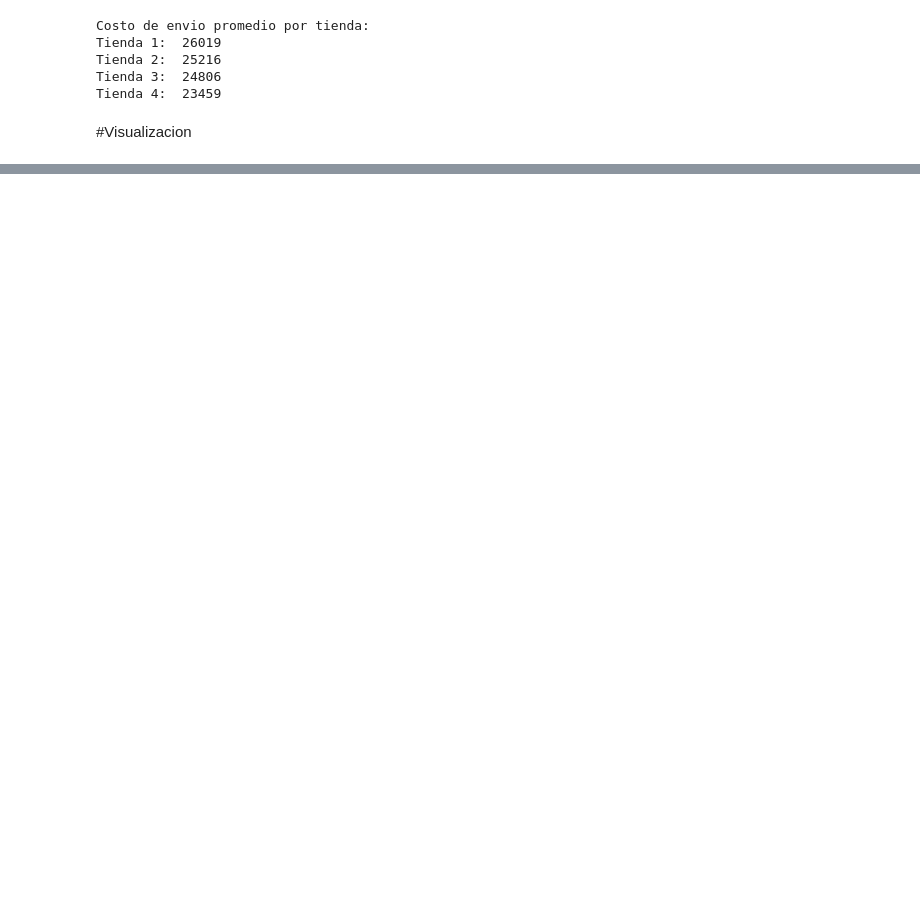
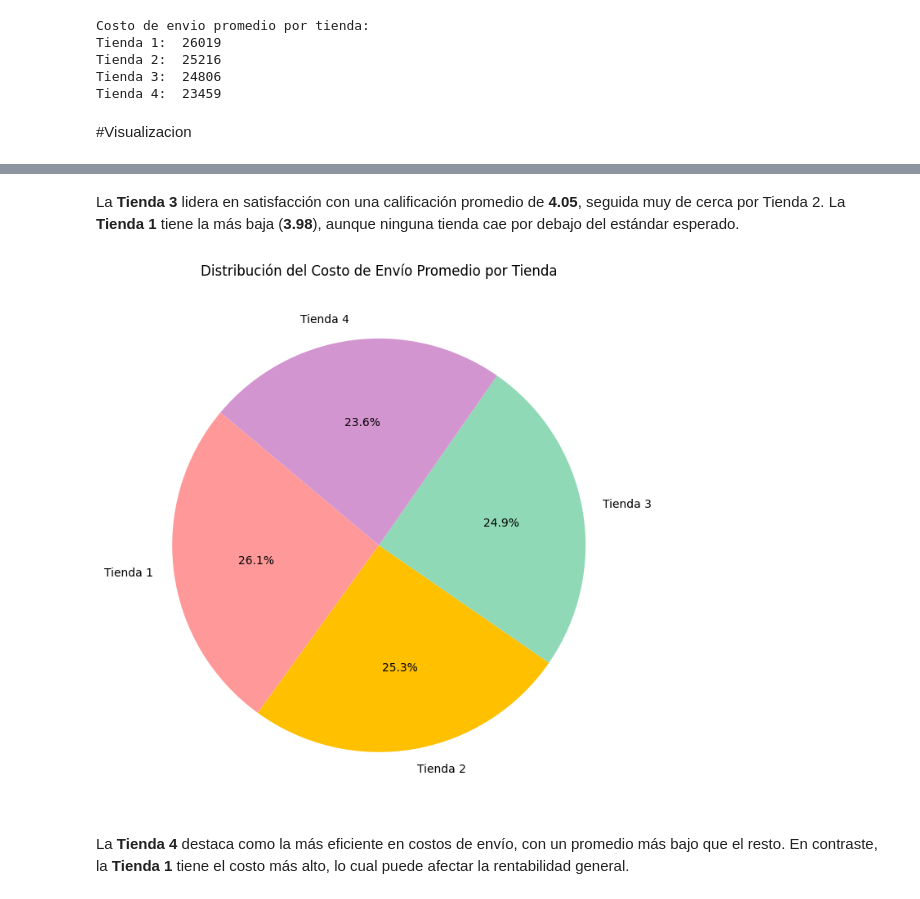
Before and after one commit to Kemtojp/Challenge_AluraStore, a Jupyter notebook: AluraStoreLatam.ipynb, the cells around one changed output, grey strips where cells are left out. Saved outputs shown, nothing was run; the diff lists cells and outputs as text; code cells hidden in the pictures; blank space fills up the shorter version.

```diff
--- a/AluraStoreLatam.ipynb
+++ b/AluraStoreLatam.ipynb
@@ -143,0 +227,16 @@ Tienda 4:  23459
+# %% [markdown]
+La **Tienda 3** lidera en satisfacción con una calificación promedio de **4.05**, seguida muy de cerca por Tienda 2. La **Tienda 1** tiene la más baja (**3.98**), aunque ninguna tienda cae por debajo del estándar esperado.
+# %%
+costos_envio = [26019, 25216, 24806, 23459]
+
+plt.figure(figsize=(7, 7))
+plt.pie(costos_envio, labels=tiendas, autopct='%1.1f%%', startangle=140,
+        colors=['#ff9999','#ffc000','#8fd9b6','#d395d0'])
+plt.title('Distribución del Costo de Envío Promedio por Tienda')
+plt.axis('equal')
+plt.tight_layout()
+plt.show()
+# %% [output]
+[figure, added]
+# %% [markdown]
+La **Tienda 4** destaca como la más eficiente en costos de envío, con un promedio más bajo que el resto. En contraste, la **Tienda 1** tiene el costo más alto, lo cual puede afectar la rentabilidad general.
```
Also changed, not shown: parts of 17 cells of this notebook.
